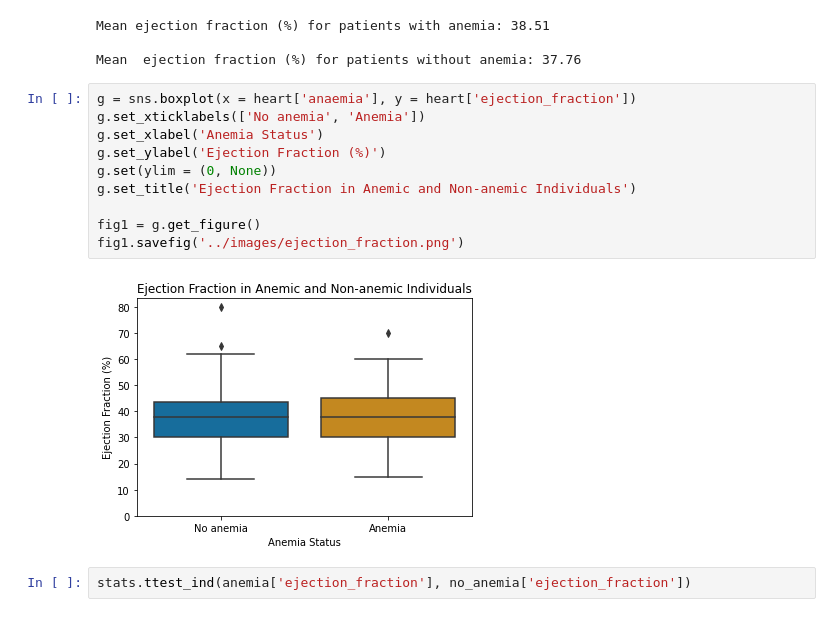
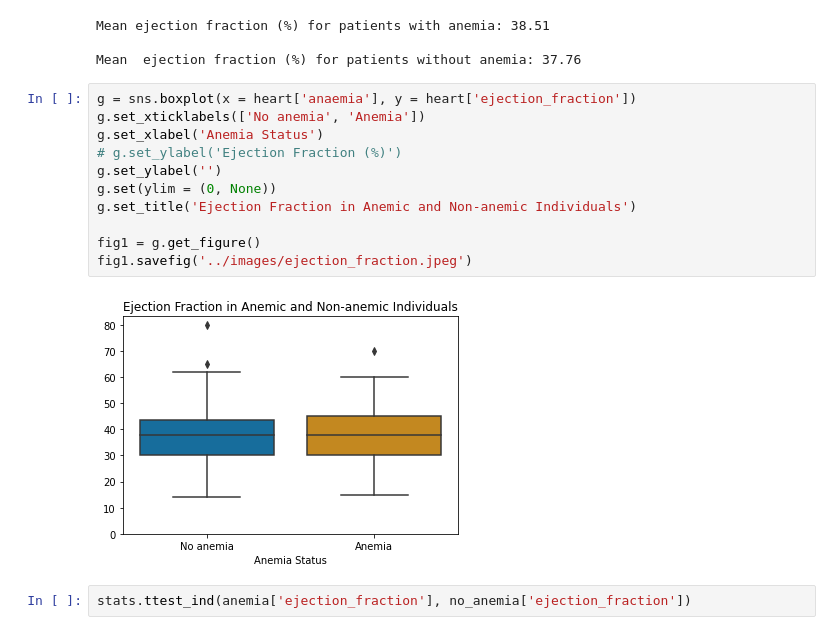
Before and after one commit to INDIG0N/anemia_data, a Jupyter notebook: notebooks/heart_failure_data.ipynb, the cells around one changed output. Saved outputs shown, nothing was run; the diff lists cells and outputs as text.

```diff
--- a/notebooks/heart_failure_data.ipynb
+++ b/notebooks/heart_failure_data.ipynb
@@ -270,15 +271,16 @@ Mean  ejection fraction (%) for patients without anemia: 37.76
 # %%
 g = sns.boxplot(x = heart['anaemia'], y = heart['ejection_fraction'])
 g.set_xticklabels(['No anemia', 'Anemia'])
 g.set_xlabel('Anemia Status')
-g.set_ylabel('Ejection Fraction (%)')
+# g.set_ylabel('Ejection Fraction (%)')
+g.set_ylabel('')
 g.set(ylim = (0, None))
 g.set_title('Ejection Fraction in Anemic and Non-anemic Individuals')
 
 fig1 = g.get_figure()
-fig1.savefig('../images/ejection_fraction.png')
+fig1.savefig('../images/ejection_fraction.jpeg')
 # %% [output]
-[figure, old version]
+[figure, new version]
 # %%
 stats.ttest_ind(anemia['ejection_fraction'], no_anemia['ejection_fraction'])
 # %% [output]
```
Also changed, not shown: parts of 1 cell of this notebook, 9 other files.
